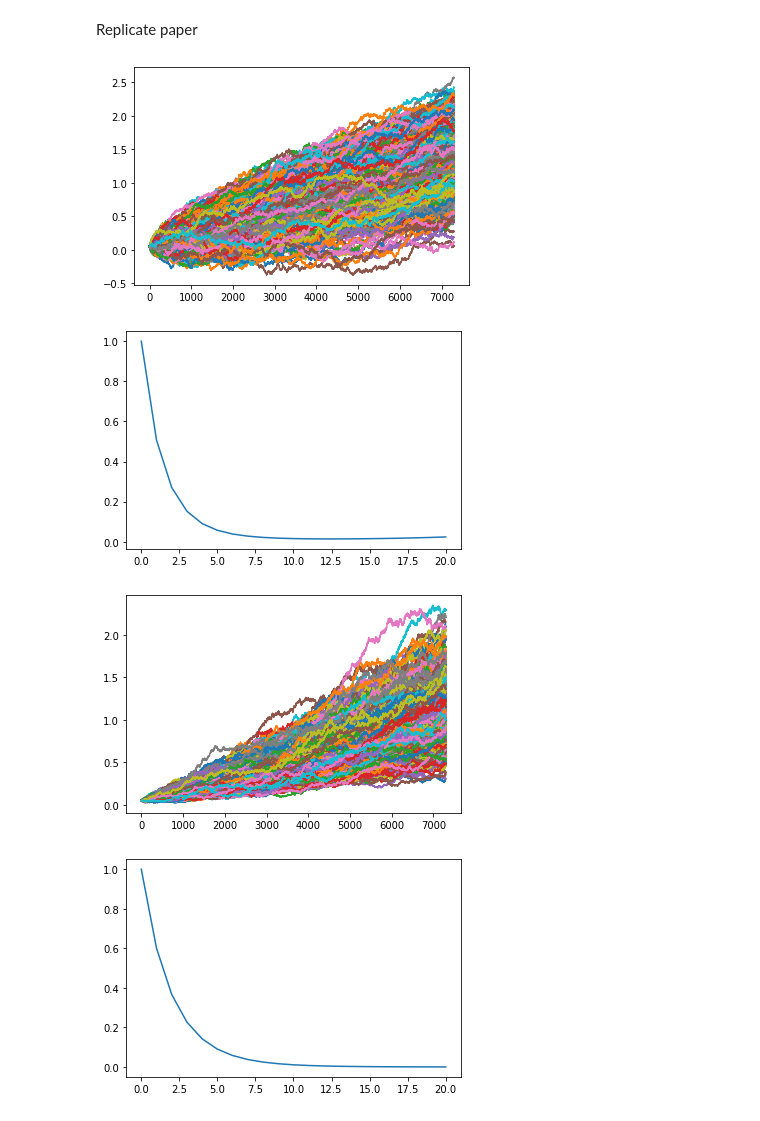
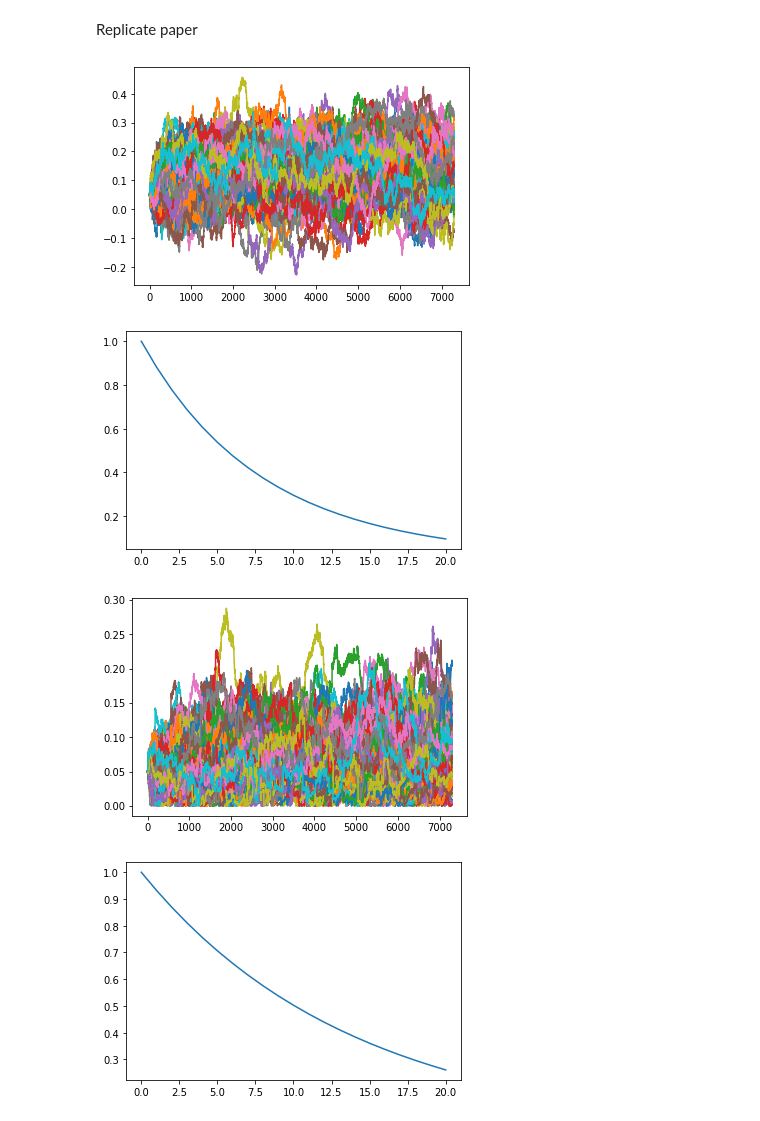
Before and after one commit to upathare1/Advanced-Term-Structures, a Jupyter notebook: Code/AFP.ipynb, the cells around one changed output. Drawn from its saved outputs; the diff is of its cells as text; code cells hidden in the pictures.

```diff
--- a/Code/AFP.ipynb
+++ b/Code/AFP.ipynb
@@ -23,7 +23,7 @@ class SpotRateModel:
                  m,
                  model_name):
         self.r0 = r0
-        self.a = a*t
+        self.a = a
         self.b = b
         self.theta = theta
         self.sigma = sigma
@@ -37,31 +37,29 @@ class SpotRateModel:
         self.delta_t = 1/m
         self.model_name = model_name
 
-    def spot_rates(self):
+    def get_spot_rates(self):
         prev_spot_rate = self.r0
-        spot_rates = []
+        self.spot_rates = []
         for i in range(self.m*(self.T-self.t)):
                 if i==0:
-                    spot_rates.append(prev_spot_rate)
+                    self.spot_rates.append(prev_spot_rate)
                 else:
-                    prev_spot_rate = spot_rates[i-1]
+                    prev_spot_rate = self.spot_rates[i-1]
                     if self.model_name == "vasicek":
-                        spot_rates.append(prev_spot_rate + (self.theta - self.a*prev_spot_rate - self.lamda*self.sigma)*self.delta_t + self.sigma*np.random.normal()*np.sqrt(self.delta_t) + np.random.normal(self.mu, self.gamma)*np.random.poisson(self.h*self.delta_t))
+                        self.spot_rates.append(prev_spot_rate + (self.theta - self.a*prev_spot_rate - self.lamda*self.sigma)*self.delta_t + self.sigma*np.random.normal()*np.sqrt(self.delta_t) + np.random.normal(self.mu, self.gamma)*np.random.poisson(self.h*self.delta_t))
                     if self.model_name == "cir":
                         sr = prev_spot_rate + (self.theta - self.a*prev_spot_rate - self.lamda*self.sigma*np.sqrt(prev_spot_rate))*self.delta_t + self.sigma*np.sqrt(prev_spot_rate)*np.random.normal()*np.sqrt(self.delta_t) + np.random.normal(self.mu, self.gamma)*np.random.poisson(self.h*self.delta_t)
                         if sr < 0:
                             sr = 0
-                        spot_rates.append(sr)
-        return pd.DataFrame(spot_rates, index=np.arange(self.m*(self.T-self.t)))
+                        self.spot_rates.append(sr)
+        return pd.DataFrame(self.spot_rates, index=np.arange(self.m*(self.T-self.t)))
 # %%
 class MonteCarloSimulation:
     def __init__(self,
                  num_simulations,
-                 spot_rate_model,
-                 mc_type):
+                 spot_rate_model):
         self.num_simulations = num_simulations
         self.spot_rate_model = spot_rate_model
-        self.mc_type = mc_type
 
     def simulate(self):
 
@@ -69,7 +67,7 @@ class MonteCarloSimulation:
         spot_rates_cumsum = pd.DataFrame(index=np.arange(self.spot_rate_model.T-self.spot_rate_model.t))
 
         for i in range(self.num_simulations):
-            spot_rates[i] = self.spot_rate_model.spot_rates()
+            spot_rates[i] = self.spot_rate_model.get_spot_rates()
             df = pd.DataFrame(np.reshape(spot_rates[i].values, (self.spot_rate_model.m, self.spot_rate_model.T-self.spot_rate_model.t)))
             spot_rates_cumsum[i] = df.sum().cumsum().values
 
@@ -96,15 +94,15 @@ vasicek = SpotRateModel(r0=0.05,
                  m=365,
                  model_name='vasicek')
 # %%
-mc_vasicek = MonteCarloSimulation(1000, vasicek, "")
+mc_vasicek = MonteCarloSimulation(100, vasicek)
 sr_vasicek, bp_vasicek = mc_vasicek.simulate()
 sr_vasicek.plot(legend=False)
 plt.show()
 bp_vasicek.plot()
 plt.show()
 # %% [output]
-[figure, old version]
+[figure, new version]
-[figure, old version]
+[figure, new version]
 # %%
 cir = SpotRateModel(r0=0.05,
                  a=0.5,
@@ -120,12 +118,12 @@ cir = SpotRateModel(r0=0.05,
                  m=365,
                  model_name='cir')
 # %%
-mc_cir = MonteCarloSimulation(1000, cir, "")
+mc_cir = MonteCarloSimulation(100, cir)
 sr_cir, bp_cir = mc_cir.simulate()
 sr_cir.plot(legend=False)
 plt.show()
 bp_cir.plot()
 plt.show()
 # %% [output]
-[figure, old version]
+[figure, new version]
-[figure, old version]
+[figure, new version]
```
Also changed, not shown: parts of 3 cells of this notebook.
